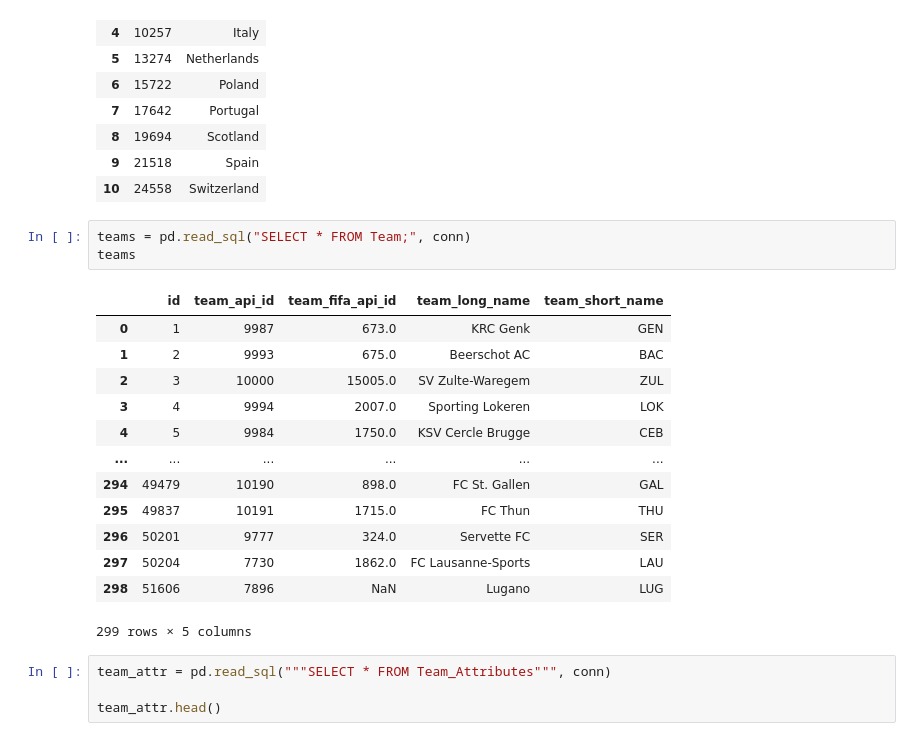
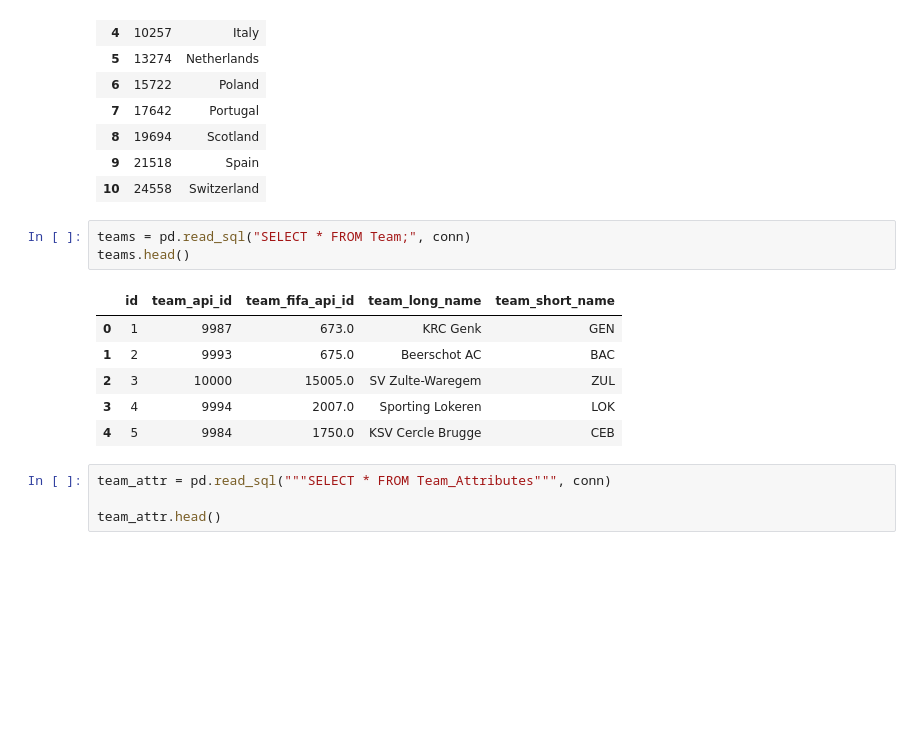
Before and after one commit to prime025/European-Football-Analysis, a Jupyter notebook: European Football Analysis.ipynb, the cells around one changed output. Saved outputs shown, nothing was run; the diff lists cells and outputs as text; blank space fills up the shorter version.

```diff
--- a/European Football Analysis.ipynb
+++ b/European Football Analysis.ipynb
@@ -104,21 +112,14 @@ countries
 | 10 | 24558 | Switzerland |
 # %%
 teams = pd.read_sql("SELECT * FROM Team;", conn)
-teams
+teams.head()
 # %% [output]
 |  | id | team_api_id | team_fifa_api_id | team_long_name | team_short_name |
 | 0 | 1 | 9987 | 673.0 | KRC Genk | GEN |
 | 1 | 2 | 9993 | 675.0 | Beerschot AC | BAC |
 | 2 | 3 | 10000 | 15005.0 | SV Zulte-Waregem | ZUL |
 | 3 | 4 | 9994 | 2007.0 | Sporting Lokeren | LOK |
 | 4 | 5 | 9984 | 1750.0 | KSV Cercle Brugge | CEB |
-| ... | ... | ... | ... | ... | ... |
-| 294 | 49479 | 10190 | 898.0 | FC St. Gallen | GAL |
-| 295 | 49837 | 10191 | 1715.0 | FC Thun | THU |
-| 296 | 50201 | 9777 | 324.0 | Servette FC | SER |
-| 297 | 50204 | 7730 | 1862.0 | FC Lausanne-Sports | LAU |
-| 298 | 51606 | 7896 | NaN | Lugano | LUG |
-299 rows × 5 columns
 # %%
 team_attr = pd.read_sql("""SELECT * FROM Team_Attributes""", conn)
 
```
Also changed, not shown: parts of 45 cells of this notebook.
